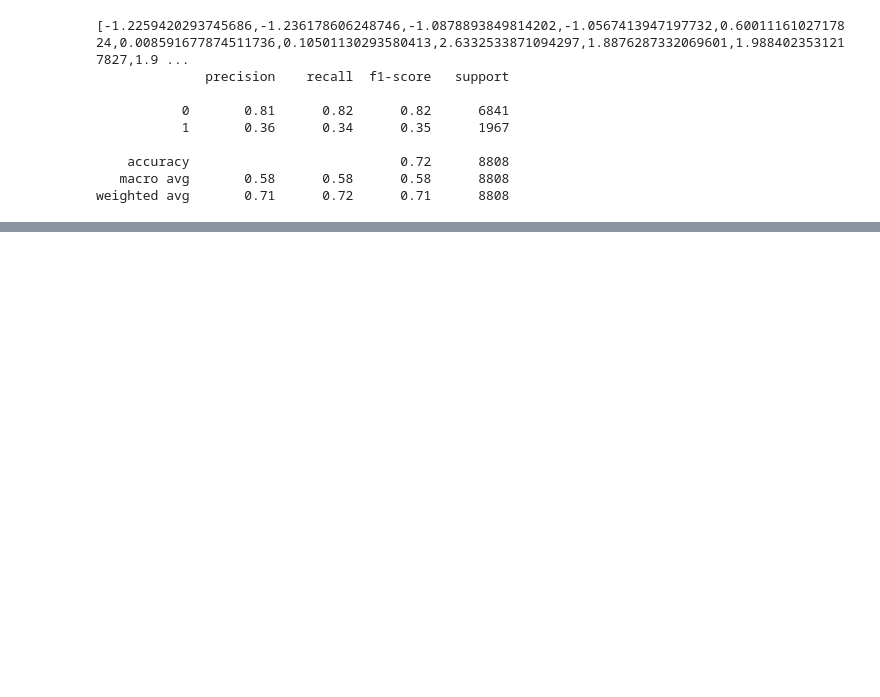
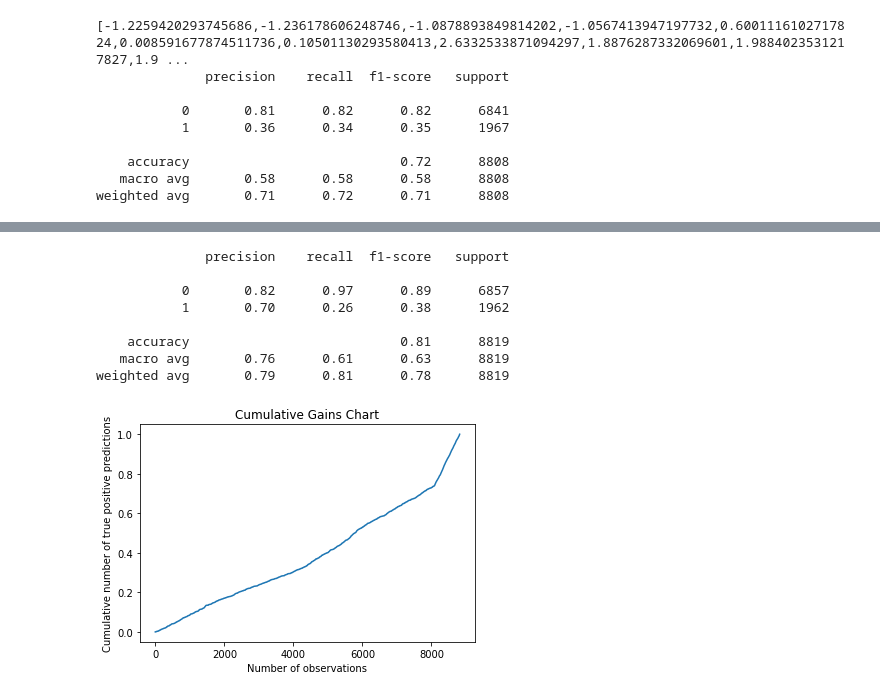
Before and after one commit to GiovanniPioDelvecchio/BigDataAnalyticsProject, a Jupyter notebook: Spark/NotebookTest/CreditCardClients.ipynb, the cells around one changed output, grey strips where cells are left out. Saved outputs shown, nothing was run; the diff lists cells and outputs as text; code cells hidden in the pictures; blank space fills up the shorter version.

```diff
--- a/Spark/NotebookTest/CreditCardClients.ipynb
+++ b/Spark/NotebookTest/CreditCardClients.ipynb
@@ -741,0 +833,13 @@ weighted avg       0.71      0.72      0.71      8808
+# %%
+def load_splitted(path, n_partitions):
+  to_conc = []
+  for i in range(0, n_partitions):
+    df_curr_part = pd.read_json(path+"train_split_%s.json"%i).values
+    print(df_curr_part.shape)
+    to_conc.append(df_curr_part)
+  to_return = np.concatenate(to_conc, axis = 0)
+  return to_return
+
+np_data = load_splitted(p_where_save, 3)
+print(np_data.shape)
+print(np_data[:3, :])
@@ -741,0 +857,9 @@ weighted avg       0.71      0.72      0.71      8808
+# %%
+from sklearn.discriminant_analysis import LinearDiscriminantAnalysis
+
+lda = LinearDiscriminantAnalysis(solver = "svd", tol=0.0001)
+data_X = np_data[:, :np_data.shape[1]]
+data_y = np_data[:, np_data.shape[1] - 1]
+print(data_X)
+print(data_y)
+fitted_lda = lda.fit(data_X, data_y)
@@ -741,0 +875,17 @@ weighted avg       0.71      0.72      0.71      8808
+# %%
+test_data = test_cred.toPandas().values
+data_X = test_data[:, :test_data.shape[1]]
+data_y = test_data[:, test_data.shape[1] - 1]
+y_preds = fitted_lda.predict(data_X)
+print(classification_report(data_y, y_preds))
+plot_cumulative_gains(data_y, y_preds)
+# %% [output]
+              precision    recall  f1-score   support
+
+           0       0.82      0.97      0.89      6857
+           1       0.70      0.26      0.38      1962
+
+    accuracy                           0.81      8819
+   macro avg       0.76      0.61      0.63      8819
+weighted avg       0.79      0.81      0.78      8819
+[figure, added]
```
Also changed, not shown: parts of 17 cells of this notebook.
